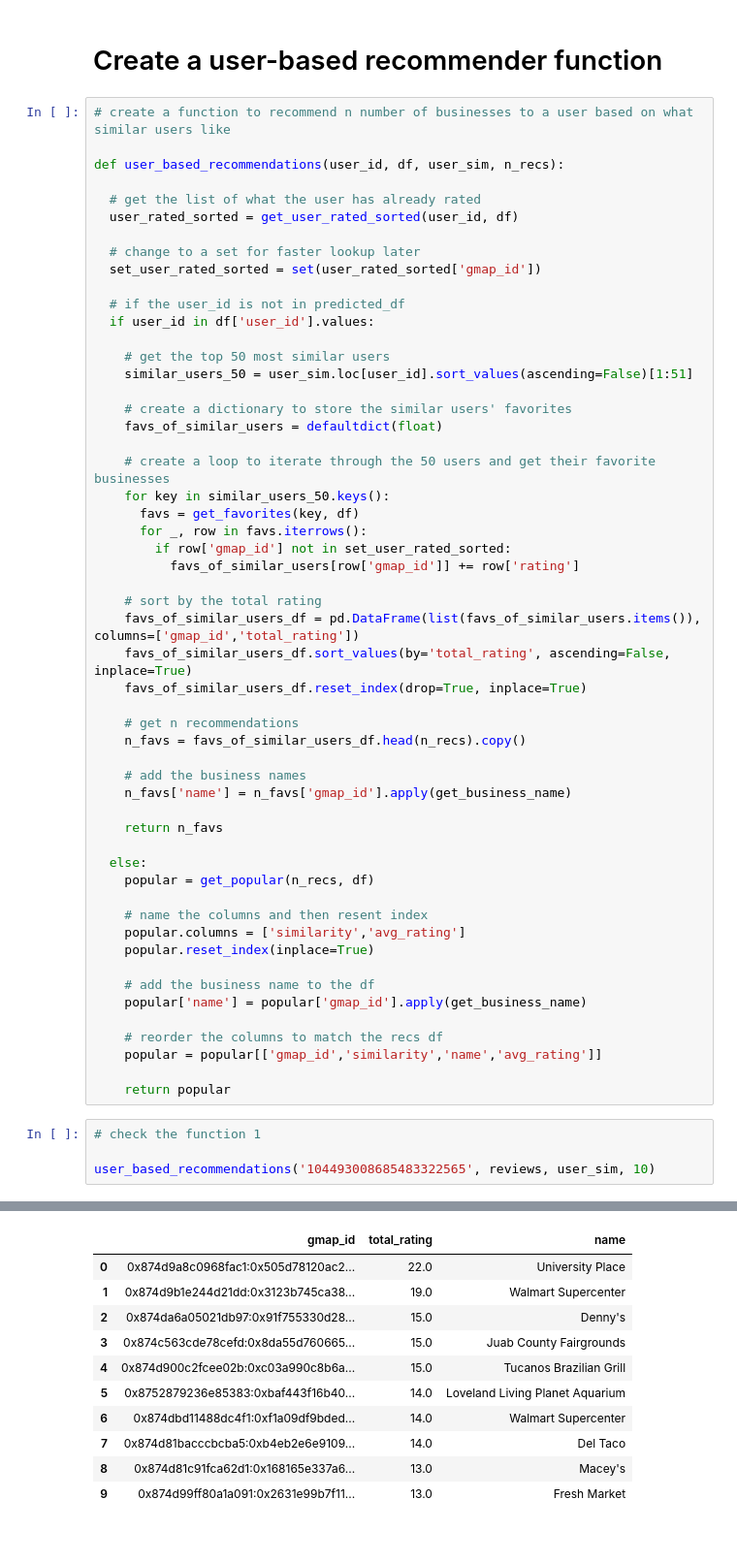
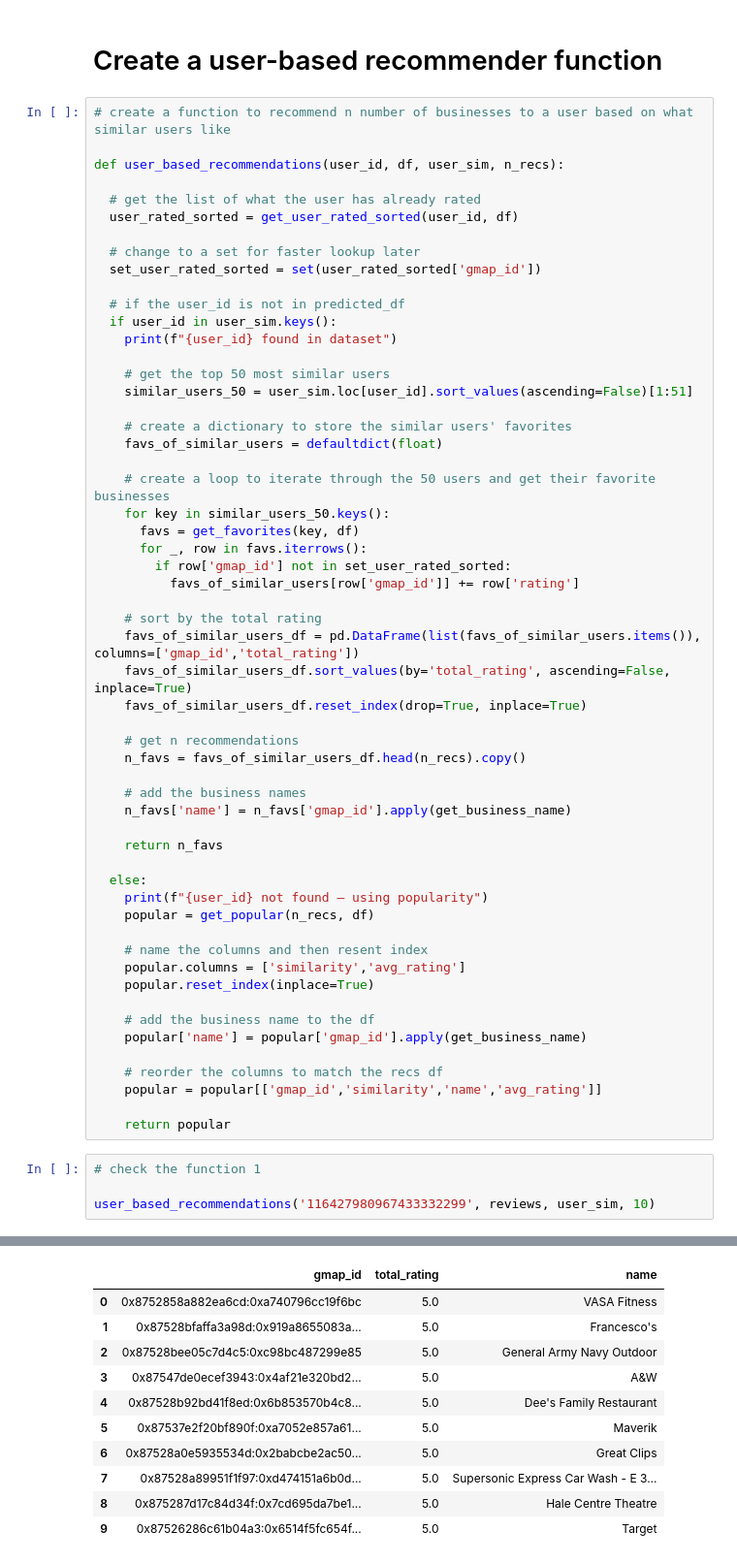
Before and after one commit to annahanslc/project-recommendation-systems, a Jupyter notebook: 3_collaborative_filtering_user.ipynb, the cells around one changed output, grey strips where cells are left out. Shown at 97% size. Cells and saved outputs as stored; diff of their text form.

```diff
--- a/3_collaborative_filtering_user.ipynb
+++ b/3_collaborative_filtering_user.ipynb
@@ -291,7 +245,8 @@ def user_based_recommendations(user_id, df, user_sim, n_recs):
   set_user_rated_sorted = set(user_rated_sorted['gmap_id'])
 
   # if the user_id is not in predicted_df
-  if user_id in df['user_id'].values:
+  if user_id in user_sim.keys():
+    print(f"{user_id} found in dataset")
 
     # get the top 50 most similar users
     similar_users_50 = user_sim.loc[user_id].sort_values(ascending=False)[1:51]
@@ -320,6 +275,7 @@ def user_based_recommendations(user_id, df, user_sim, n_recs):
     return n_favs
 
   else:
+    print(f"{user_id} not found — using popularity")
     popular = get_popular(n_recs, df)
 
     # name the columns and then resent index
@@ -336,5 +292,5 @@ def user_based_recommendations(user_id, df, user_sim, n_recs):
 # %%
 # check the function 1
 
-user_based_recommendations('104493008685483322565', reviews, user_sim, 10)
+user_based_recommendations('116427980967433332299', reviews, user_sim, 10)
 # %% [output]
@@ -341,14 +298,14 @@ user_based_recommendations('104493008685483322565', reviews, user_sim, 10)
 |  | gmap_id | total_rating | name |
-| 0 | 0x874d9a8c0968fac1:0x505d78120ac2... | 22.0 | University Place |
-| 1 | 0x874d9b1e244d21dd:0x3123b745ca38... | 19.0 | Walmart Supercenter |
-| 2 | 0x874da6a05021db97:0x91f755330d28... | 15.0 | Denny's |
-| 3 | 0x874c563cde78cefd:0x8da55d760665... | 15.0 | Juab County Fairgrounds |
-| 4 | 0x874d900c2fcee02b:0xc03a990c8b6a... | 15.0 | Tucanos Brazilian Grill |
-| 5 | 0x8752879236e85383:0xbaf443f16b40... | 14.0 | Loveland Living Planet Aquarium |
-| 6 | 0x874dbd11488dc4f1:0xf1a09df9bded... | 14.0 | Walmart Supercenter |
-| 7 | 0x874d81bacccbcba5:0xb4eb2e6e9109... | 14.0 | Del Taco |
-| 8 | 0x874d81c91fca62d1:0x168165e337a6... | 13.0 | Macey's |
-| 9 | 0x874d99ff80a1a091:0x2631e99b7f11... | 13.0 | Fresh Market |
+| 0 | 0x8752858a882ea6cd:0xa740796cc19f6bc | 5.0 | VASA Fitness |
+| 1 | 0x87528bfaffa3a98d:0x919a8655083a... | 5.0 | Francesco's |
+| 2 | 0x87528bee05c7d4c5:0xc98bc487299e85 | 5.0 | General Army Navy Outdoor |
+| 3 | 0x87547de0ecef3943:0x4af21e320bd2... | 5.0 | A&W |
+| 4 | 0x87528b92bd41f8ed:0x6b853570b4c8... | 5.0 | Dee's Family Restaurant |
+| 5 | 0x87537e2f20bf890f:0xa7052e857a61... | 5.0 | Maverik |
+| 6 | 0x87528a0e5935534d:0x2babcbe2ac50... | 5.0 | Great Clips |
+| 7 | 0x87528a89951f1f97:0xd474151a6b0d... | 5.0 | Supersonic Express Car Wash - E 3... |
+| 8 | 0x875287d17c84d34f:0x7cd695da7be1... | 5.0 | Hale Centre Theatre |
+| 9 | 0x87526286c61b04a3:0x6514f5fc654f... | 5.0 | Target |
 # %%
 # check the function 2
 
```
Also changed, not shown: parts of 10 cells of this notebook, 11 other files.
